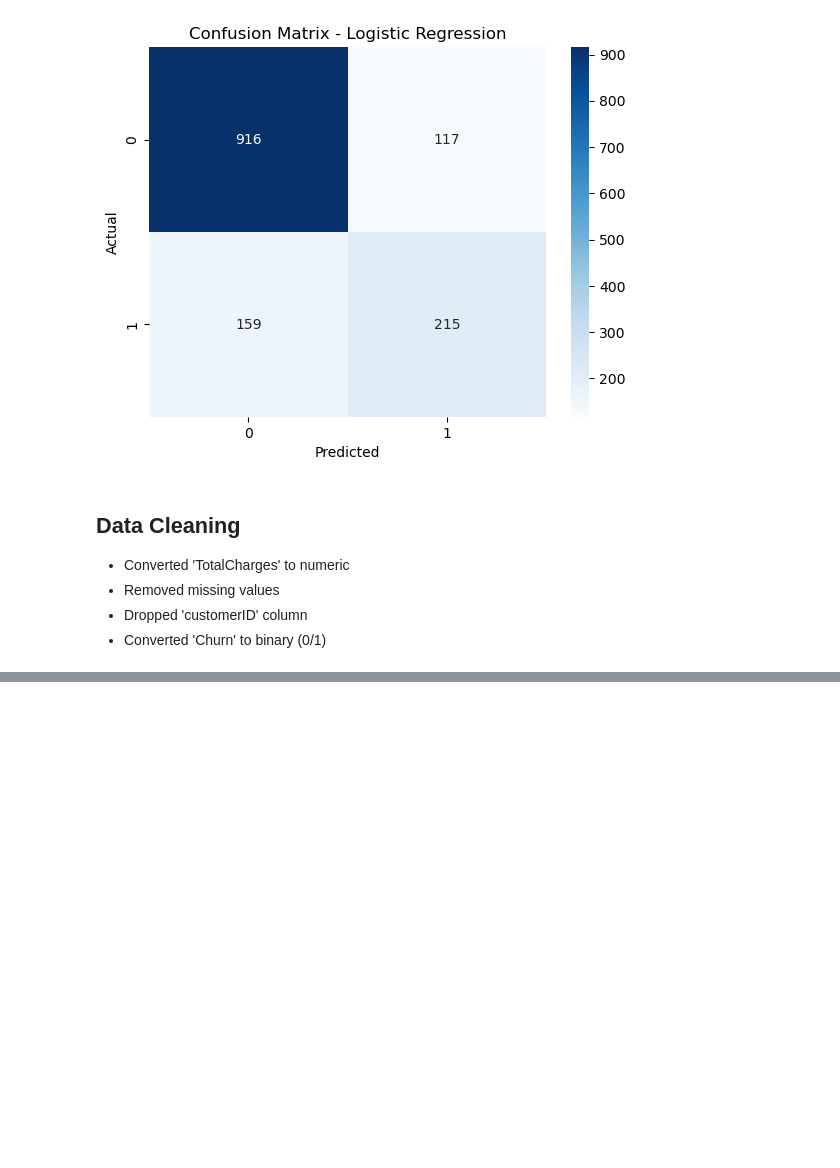
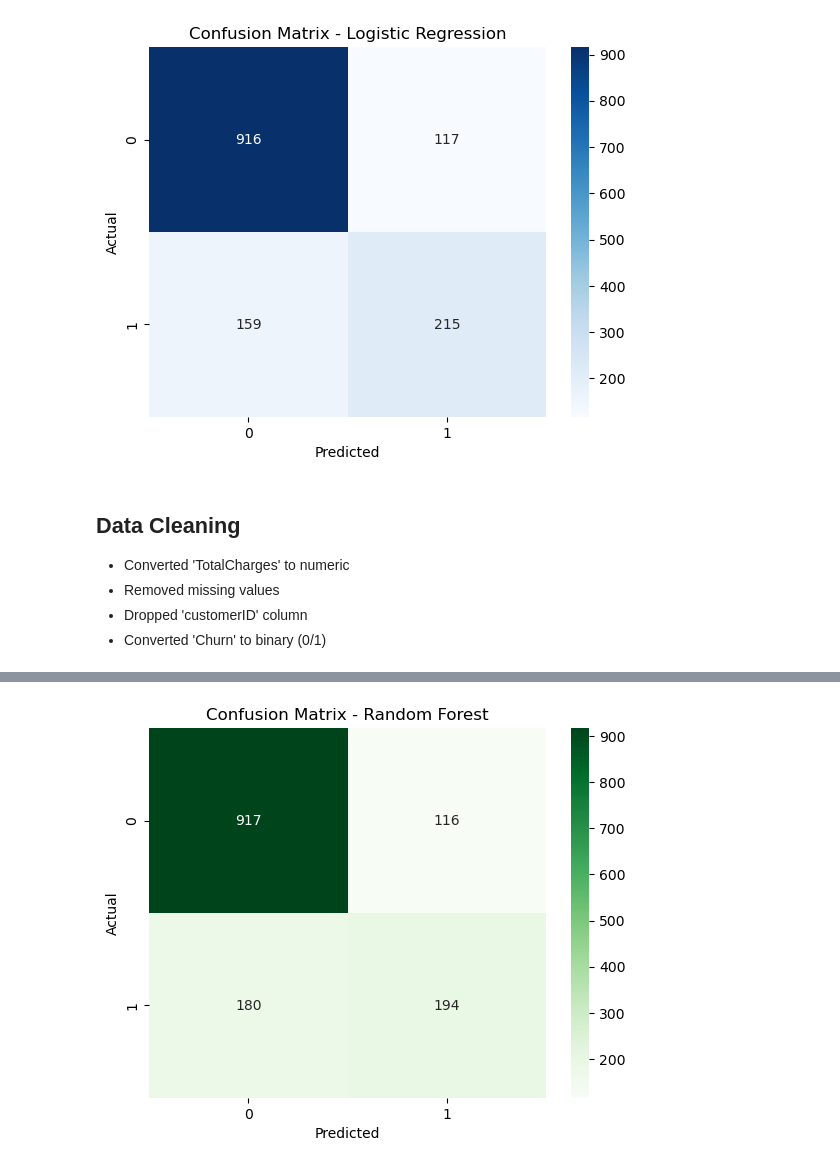
Before and after one commit to Peterson2026056cct/Peterson_CA1_Machine-Learning, a Jupyter notebook: Peterson_CA1_Machine Learning.ipynb, the cells around one changed output, grey strips where cells are left out. Cells and saved outputs as stored; diff of their text form; code cells hidden in the pictures; blank space fills up the shorter version.

Commit message:
Added Random Forest model, model comparison and cross-validation

```diff
--- a/Peterson_CA1_Machine Learning.ipynb
+++ b/Peterson_CA1_Machine Learning.ipynb
@@ -187,3 +187,11 @@ plt.show()
 - Removed missing values
 - Dropped 'customerID' column
 - Converted 'Churn' to binary (0/1)
+# %%
+rf = RandomForestClassifier(random_state=42)
+rf.fit(X_train, y_train)
+
+y_pred_rf = rf.predict(X_test)
+
+print("Accuracy RF: 0.79:", accuracy_score(y_test, y_pred_rf))
+print(classification_report(y_test, y_pred_rf))
@@ -189,0 +208,10 @@ plt.show()
+# %%
+cm_rf = confusion_matrix(y_test, y_pred_rf)
+
+sns.heatmap(cm_rf, annot=True, fmt='d', cmap='Greens')
+plt.title('Confusion Matrix - Random Forest')
+plt.xlabel('Predicted')
+plt.ylabel('Actual')
+plt.show()
+# %% [output]
+[figure, added]
```
Also changed, not shown: parts of 7 cells of this notebook, 1 other file.
